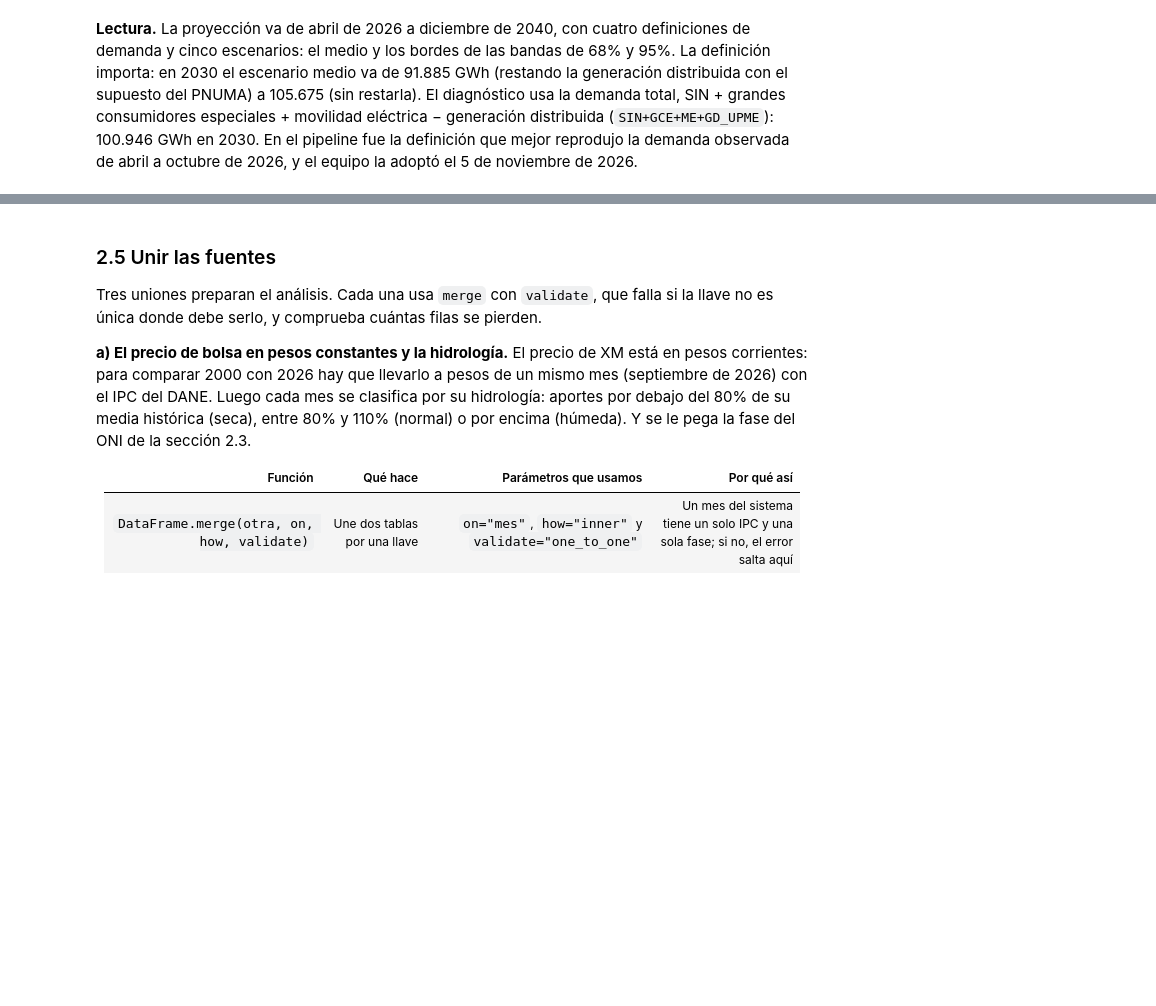
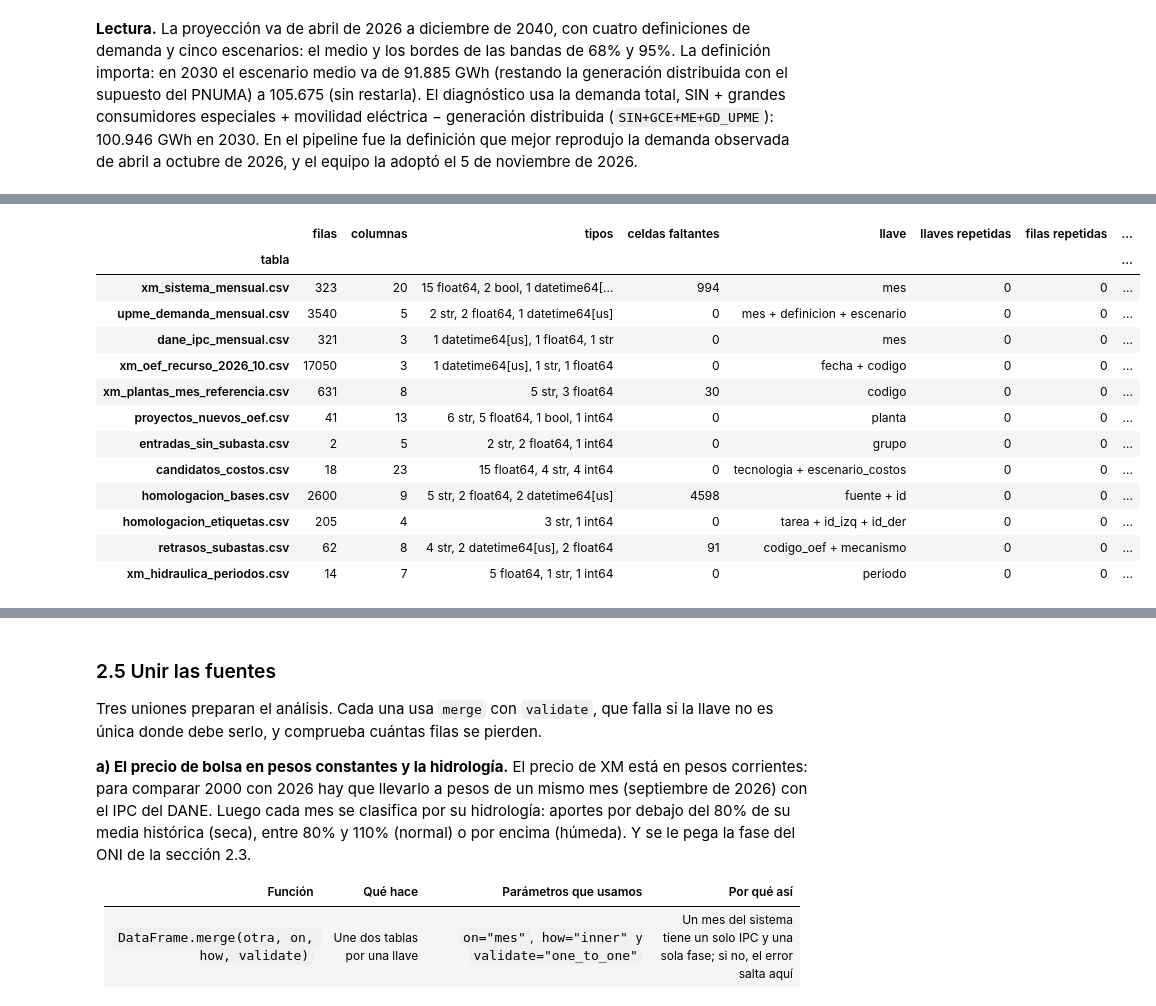
Before and after one commit to cterrassa/suficiencia-sin, a Jupyter notebook: Tutorial_Suficiencia_SIN.ipynb, the cells around one changed output, grey strips where cells are left out. Cells and saved outputs as stored; diff of their text form; code cells hidden in the pictures; blank space fills up the shorter version.

```diff
--- a/Tutorial_Suficiencia_SIN.ipynb
+++ b/Tutorial_Suficiencia_SIN.ipynb
@@ -543,0 +541,47 @@ Escenarios: ic68_inf, ic68_sup, ic95_inf, ic95_sup, medio
+# %%
+def revisar_tabla(nombre, llave, fechas=(), **opciones):
+    """Revisa una tabla del paquete: tamaño, tipos, faltantes, llaves y filas repetidas, y valores extremos.
+
+    llave: columnas que deben identificar cada fila una sola vez. Los valores extremos se cuentan en las columnas
+    numéricas con más de 10 valores distintos, con la regla de Tukey: fuera de [Q1 − 3·RIC, Q3 + 3·RIC].
+    """
+    t = leer(nombre, fechas, **opciones)
+    numericas = t.select_dtypes("number").loc[:, lambda d: d.nunique() > 10]
+    q1, q3 = numericas.quantile(0.25), numericas.quantile(0.75)
+    extremos = ((numericas < q1 - 3 * (q3 - q1)) | (numericas > q3 + 3 * (q3 - q1))).sum()
+    return {"tabla": nombre, "filas": len(t), "columnas": t.shape[1],
+            "tipos": ", ".join(f"{n} {tipo}" for tipo, n in t.dtypes.astype(str).value_counts().items()),
+            "celdas faltantes": int(t.isna().sum().sum()), "llave": " + ".join(llave),
+            "llaves repetidas": int(t.duplicated(llave).sum()), "filas repetidas": int(t.duplicated().sum()),
+            "valores extremos": ", ".join(f"{c} ({n})" for c, n in extremos[extremos > 0].items()) or "ninguno"}
+# %%
+TABLAS = [("xm_sistema_mensual.csv", ["mes"], ["mes"], {}),
+          ("upme_demanda_mensual.csv", ["mes", "definicion", "escenario"], ["mes"], {}),
+          ("dane_ipc_mensual.csv", ["mes"], ["mes"], {}),
+          ("xm_oef_recurso_2026_10.csv", ["fecha", "codigo"], ["fecha"], {}),
+          ("xm_plantas_mes_referencia.csv", ["codigo"], [], {"dtype": {"codigo": str}}),
+          ("proyectos_nuevos_oef.csv", ["planta"], [], {}),
+          ("entradas_sin_subasta.csv", ["grupo"], [], {}),
+          ("candidatos_costos.csv", ["tecnologia", "escenario_costos"], [], {}),
+          ("homologacion_bases.csv", ["fuente", "id"], ["fecha", "fecha_alta"], {"dtype": {"id": str}}),
+          ("homologacion_etiquetas.csv", ["tarea", "id_izq", "id_der"], [], {"dtype": {"id_izq": str, "id_der": str}}),
+          ("retrasos_subastas.csv", ["codigo_oef", "mecanismo"], ["compromiso", "fecha_entrada"], {}),
+          ("xm_hidraulica_periodos.csv", ["periodo"], [], {})]
+revision = pd.DataFrame([revisar_tabla(nombre, llave, fechas, **opciones)
+                         for nombre, llave, fechas, opciones in TABLAS]).set_index("tabla")
+revision
+# %% [output]
+|  | filas | columnas | tipos | celdas faltantes | llave | llaves repetidas | filas repetidas | ... |
+| tabla |  |  |  |  |  |  |  | ... |
+| xm_sistema_mensual.csv | 323 | 20 | 15 float64, 2 bool, 1 datetime64[... | 994 | mes | 0 | 0 | ... |
+| upme_demanda_mensual.csv | 3540 | 5 | 2 str, 2 float64, 1 datetime64[us] | 0 | mes + definicion + escenario | 0 | 0 | ... |
+| dane_ipc_mensual.csv | 321 | 3 | 1 datetime64[us], 1 float64, 1 str | 0 | mes | 0 | 0 | ... |
+| xm_oef_recurso_2026_10.csv | 17050 | 3 | 1 datetime64[us], 1 str, 1 float64 | 0 | fecha + codigo | 0 | 0 | ... |
+| xm_plantas_mes_referencia.csv | 631 | 8 | 5 str, 3 float64 | 30 | codigo | 0 | 0 | ... |
+| proyectos_nuevos_oef.csv | 41 | 13 | 6 str, 5 float64, 1 bool, 1 int64 | 0 | planta | 0 | 0 | ... |
+| entradas_sin_subasta.csv | 2 | 5 | 2 str, 2 float64, 1 int64 | 0 | grupo | 0 | 0 | ... |
+| candidatos_costos.csv | 18 | 23 | 15 float64, 4 str, 4 int64 | 0 | tecnologia + escenario_costos | 0 | 0 | ... |
+| homologacion_bases.csv | 2600 | 9 | 5 str, 2 float64, 2 datetime64[us] | 4598 | fuente + id | 0 | 0 | ... |
+| homologacion_etiquetas.csv | 205 | 4 | 3 str, 1 int64 | 0 | tarea + id_izq + id_der | 0 | 0 | ... |
+| retrasos_subastas.csv | 62 | 8 | 4 str, 2 datetime64[us], 2 float64 | 91 | codigo_oef + mecanismo | 0 | 0 | ... |
+| xm_hidraulica_periodos.csv | 14 | 7 | 5 float64, 1 str, 1 int64 | 0 | periodo | 0 | 0 | ... |
```
Also changed, not shown: parts of 86 cells of this notebook, 3 other files.
